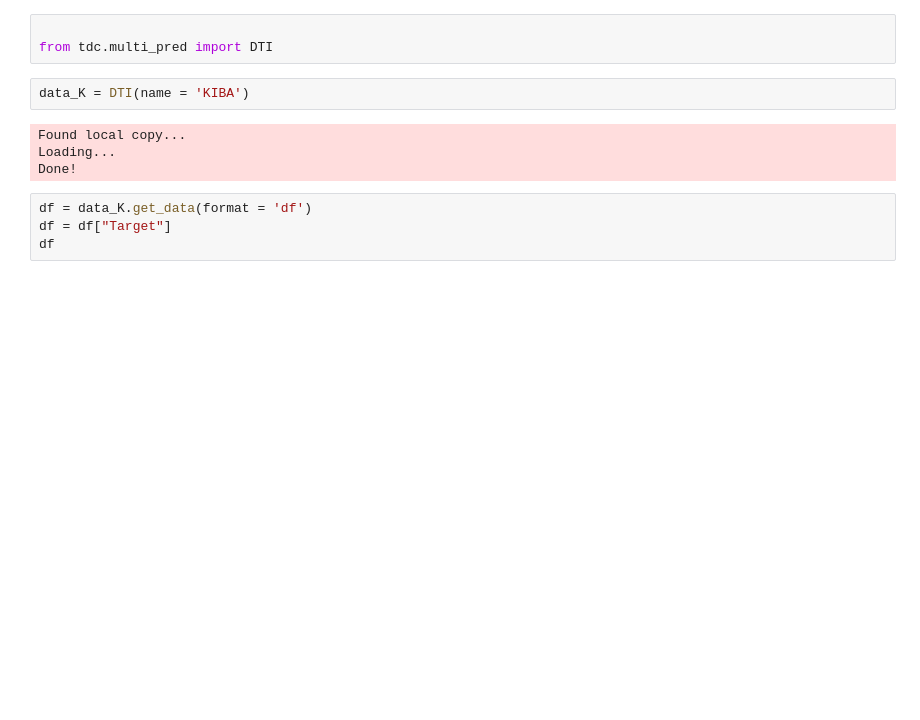
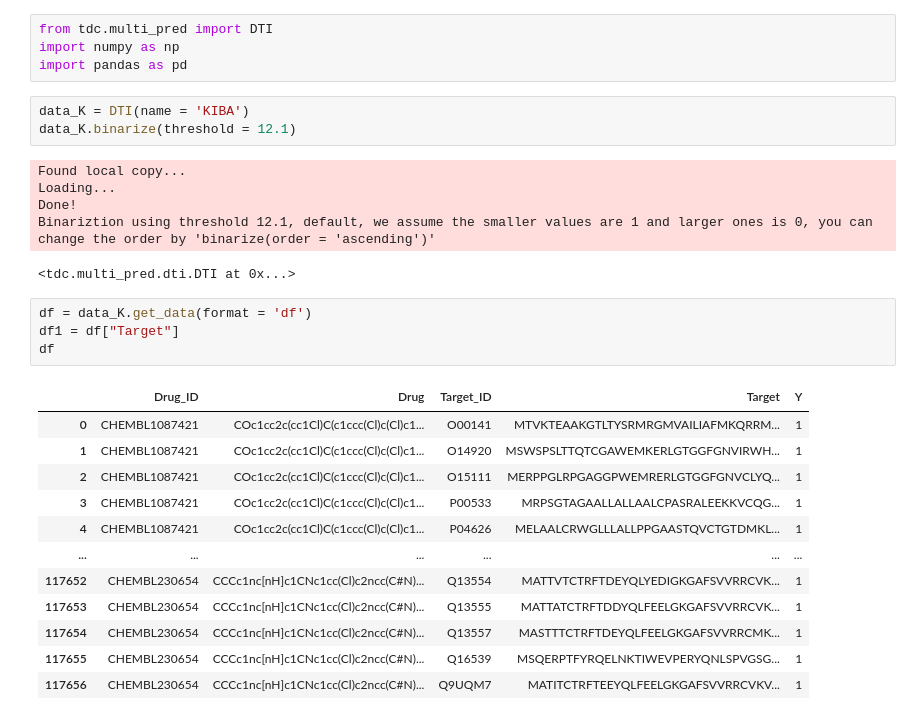
Before and after one commit to luisfsferreira/SI_Bioinformatica, a Jupyter notebook: treat_seqs.ipynb, the cells around one changed output. Drawn from its saved outputs; the diff is of its cells as text; blank space fills up the shorter version.

```diff
--- a/treat_seqs.ipynb
+++ b/treat_seqs.ipynb
@@ -1,14 +1,30 @@
-# %%
-
-from tdc.multi_pred import DTI
+# %%
+from tdc.multi_pred import DTI
+import numpy as np
+import pandas as pd
 # %%
 data_K = DTI(name = 'KIBA')
+data_K.binarize(threshold = 12.1)
 # %% [output]
 Found local copy...
 Loading...
 Done!
+Binariztion using threshold 12.1, default, we assume the smaller values are 1 and larger ones is 0, you can change the order by 'binarize(order = 'ascending')'
+<tdc.multi_pred.dti.DTI at 0x...>
 # %%
 df = data_K.get_data(format = 'df')
-df = df["Target"]
+df1 = df["Target"]
 df
 # %% [output]
+|  | Drug_ID | Drug | Target_ID | Target | Y |
+| 0 | CHEMBL1087421 | COc1cc2c(cc1Cl)C(c1ccc(Cl)c(Cl)c1... | O00141 | MTVKTEAAKGTLTYSRMRGMVAILIAFMKQRRM... | 1 |
+| 1 | CHEMBL1087421 | COc1cc2c(cc1Cl)C(c1ccc(Cl)c(Cl)c1... | O14920 | MSWSPSLTTQTCGAWEMKERLGTGGFGNVIRWH... | 1 |
+| 2 | CHEMBL1087421 | COc1cc2c(cc1Cl)C(c1ccc(Cl)c(Cl)c1... | O15111 | MERPPGLRPGAGGPWEMRERLGTGGFGNVCLYQ... | 1 |
+| 3 | CHEMBL1087421 | COc1cc2c(cc1Cl)C(c1ccc(Cl)c(Cl)c1... | P00533 | MRPSGTAGAALLALLAALCPASRALEEKKVCQG... | 1 |
+| 4 | CHEMBL1087421 | COc1cc2c(cc1Cl)C(c1ccc(Cl)c(Cl)c1... | P04626 | MELAALCRWGLLLALLPPGAASTQVCTGTDMKL... | 1 |
+| ... | ... | ... | ... | ... | ... |
+| 117652 | CHEMBL230654 | CCCc1nc[nH]c1CNc1cc(Cl)c2ncc(C#N)... | Q13554 | MATTVTCTRFTDEYQLYEDIGKGAFSVVRRCVK... | 1 |
+| 117653 | CHEMBL230654 | CCCc1nc[nH]c1CNc1cc(Cl)c2ncc(C#N)... | Q13555 | MATTATCTRFTDDYQLFEELGKGAFSVVRRCVK... | 1 |
+| 117654 | CHEMBL230654 | CCCc1nc[nH]c1CNc1cc(Cl)c2ncc(C#N)... | Q13557 | MASTTTCTRFTDEYQLFEELGKGAFSVVRRCMK... | 1 |
+| 117655 | CHEMBL230654 | CCCc1nc[nH]c1CNc1cc(Cl)c2ncc(C#N)... | Q16539 | MSQERPTFYRQELNKTIWEVPERYQNLSPVGSG... | 1 |
+| 117656 | CHEMBL230654 | CCCc1nc[nH]c1CNc1cc(Cl)c2ncc(C#N)... | Q9UQM7 | MATITCTRFTEEYQLFEELGKGAFSVVRRCVKV... | 1 |
```
Also changed, not shown: parts of 9 cells of this notebook, 1 other file.
